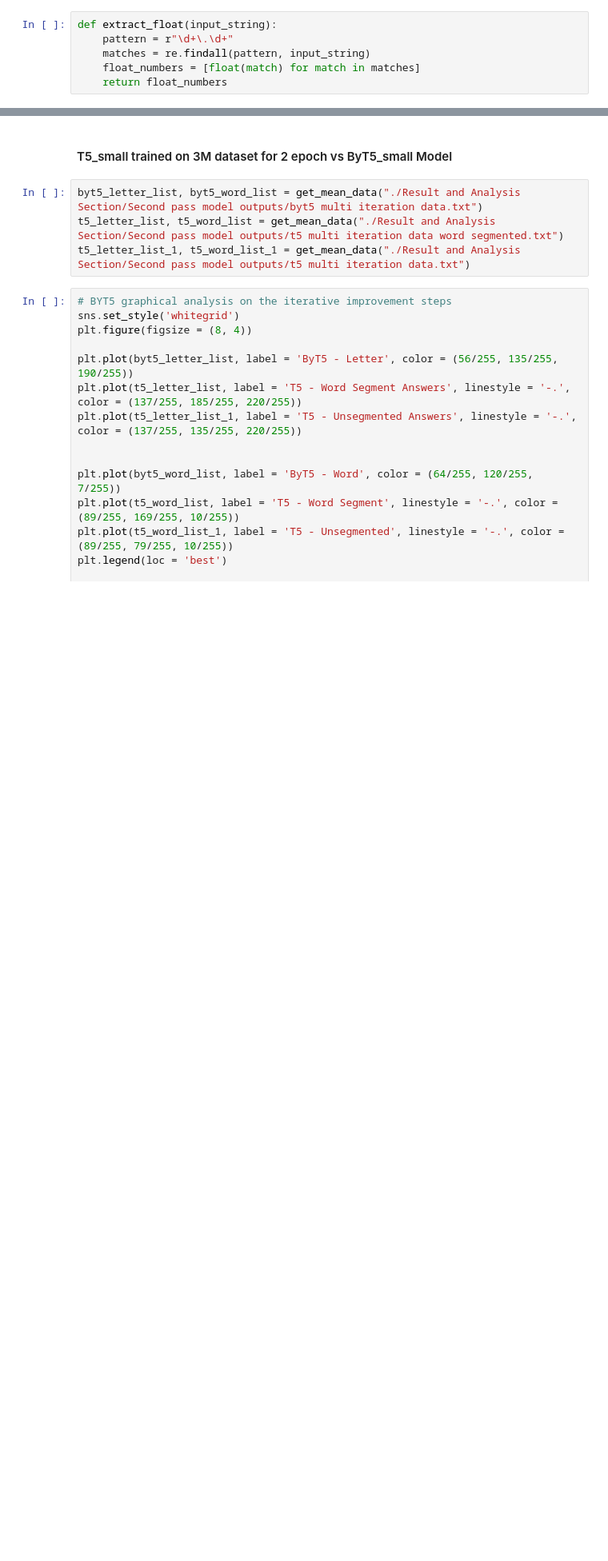
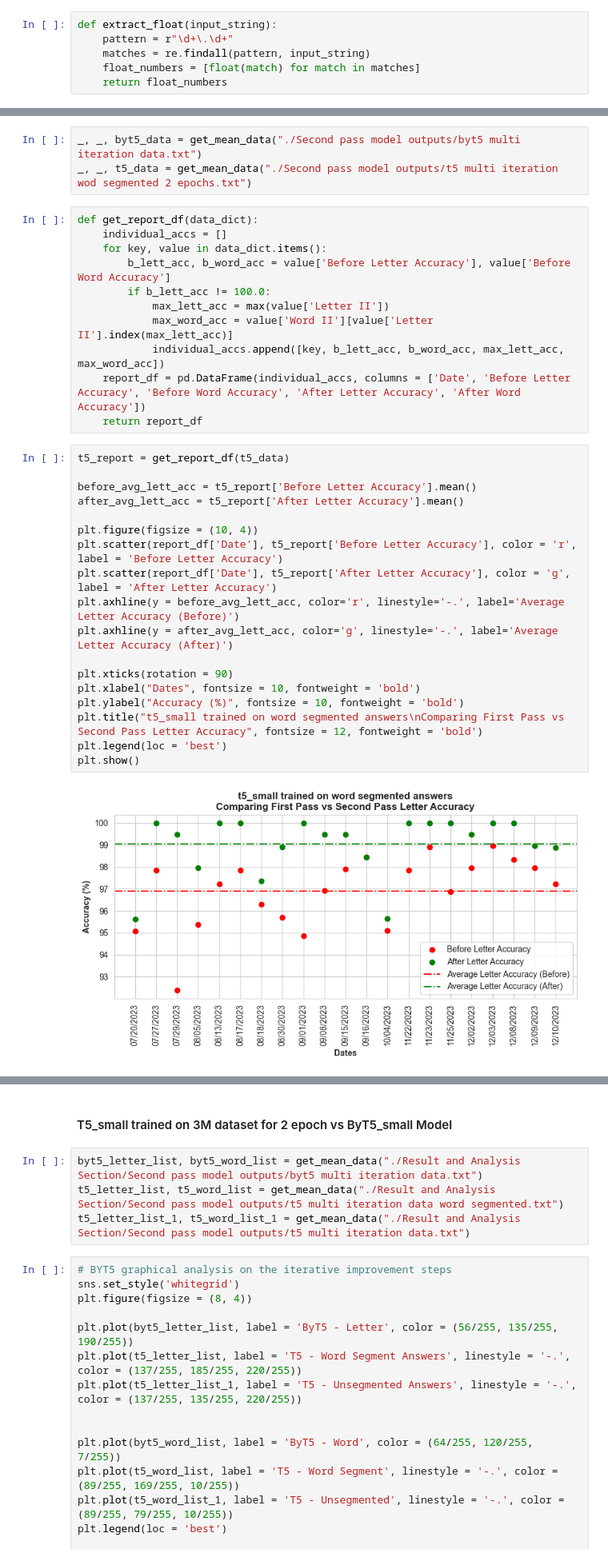
Before and after one commit to kaledai069/Crossword-Solver, a Jupyter notebook: Result and Analysis Section/Second pass model output graphical analysis.ipynb, the cells around one changed output, grey strips where cells are left out. Shown at 80% size. Saved outputs shown, nothing was run; the diff lists cells and outputs as text; blank space fills up the shorter version.

```diff
--- a/Result and Analysis Section/Second pass model output graphical analysis.ipynb
+++ b/Result and Analysis Section/Second pass model output graphical analysis.ipynb
@@ -90,0 +135,34 @@ def get_mean_data(F_NAME):
+# %%
+_, _, byt5_data = get_mean_data("./Second pass model outputs/byt5 multi iteration data.txt")
+_, _, t5_data = get_mean_data("./Second pass model outputs/t5 multi iteration wod segmented 2 epochs.txt")
+# %%
+def get_report_df(data_dict):
+    individual_accs = []
+    for key, value in data_dict.items():
+        b_lett_acc, b_word_acc = value['Before Letter Accuracy'], value['Before Word Accuracy']
+        if b_lett_acc != 100.0:
+            max_lett_acc = max(value['Letter II'])
+            max_word_acc = value['Word II'][value['Letter II'].index(max_lett_acc)]
+            individual_accs.append([key, b_lett_acc, b_word_acc, max_lett_acc, max_word_acc])
+    report_df = pd.DataFrame(individual_accs, columns = ['Date', 'Before Letter Accuracy', 'Before Word Accuracy', 'After Letter Accuracy', 'After Word Accuracy'])
+    return report_df
+# %%
+t5_report = get_report_df(t5_data)
+
+before_avg_lett_acc = t5_report['Before Letter Accuracy'].mean()
+after_avg_lett_acc = t5_report['After Letter Accuracy'].mean()
+
+plt.figure(figsize = (10, 4))
+plt.scatter(report_df['Date'], t5_report['Before Letter Accuracy'], color = 'r', label = 'Before Letter Accuracy')
+plt.scatter(report_df['Date'], t5_report['After Letter Accuracy'], color = 'g', label = 'After Letter Accuracy')
+plt.axhline(y = before_avg_lett_acc, color='r', linestyle='-.', label='Average Letter Accuracy (Before)')
+plt.axhline(y = after_avg_lett_acc, color='g', linestyle='-.', label='Average Letter Accuracy (After)')
+
+plt.xticks(rotation = 90)
+plt.xlabel("Dates", fontsize = 10, fontweight = 'bold')
+plt.ylabel("Accuracy (%)", fontsize = 10, fontweight = 'bold')
+plt.title("t5_small trained on word segmented answers\nComparing First Pass vs Second Pass Letter Accuracy", fontsize = 12, fontweight = 'bold')
+plt.legend(loc = 'best')
+plt.show()
+# %% [output]
+[figure, added]
```
Also changed, not shown: parts of 17 cells of this notebook, 4 other files.
